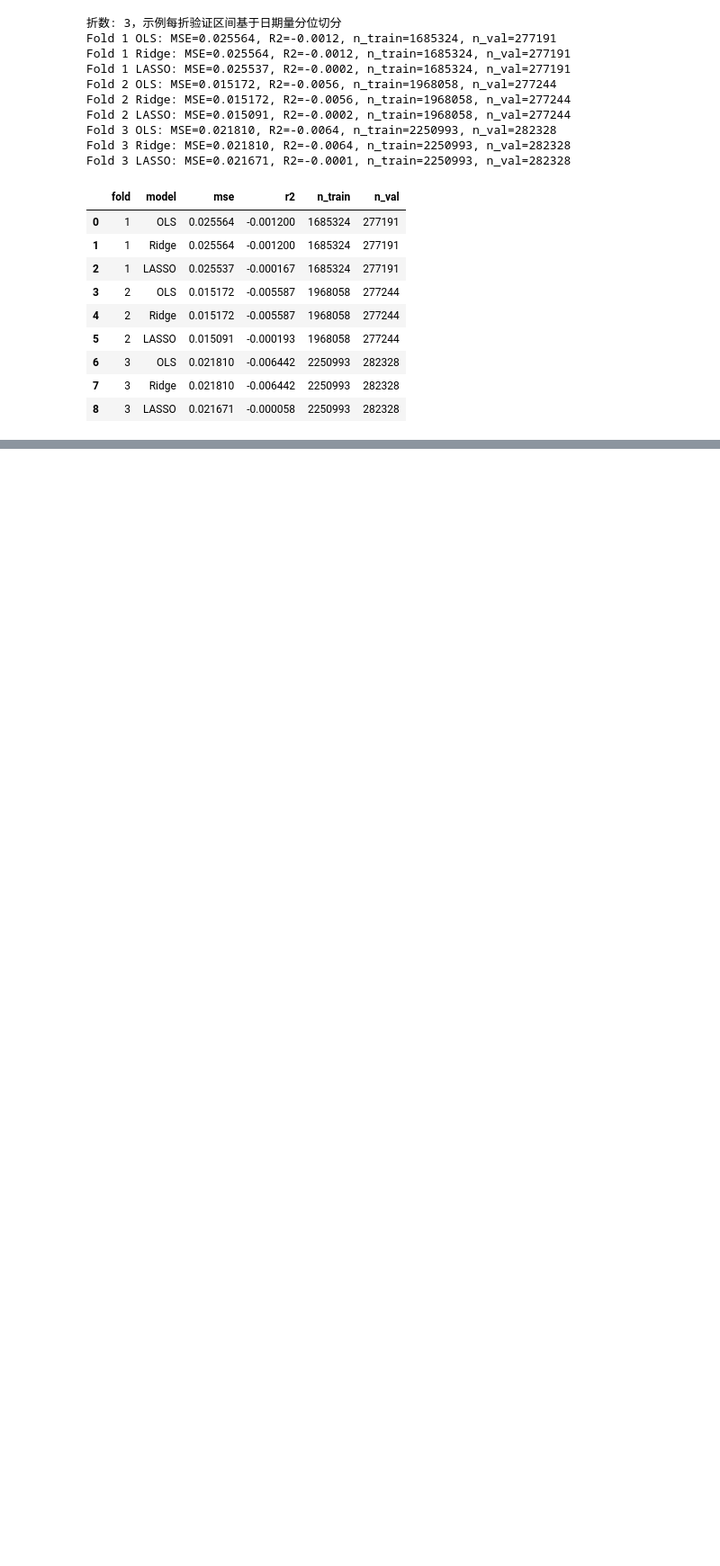
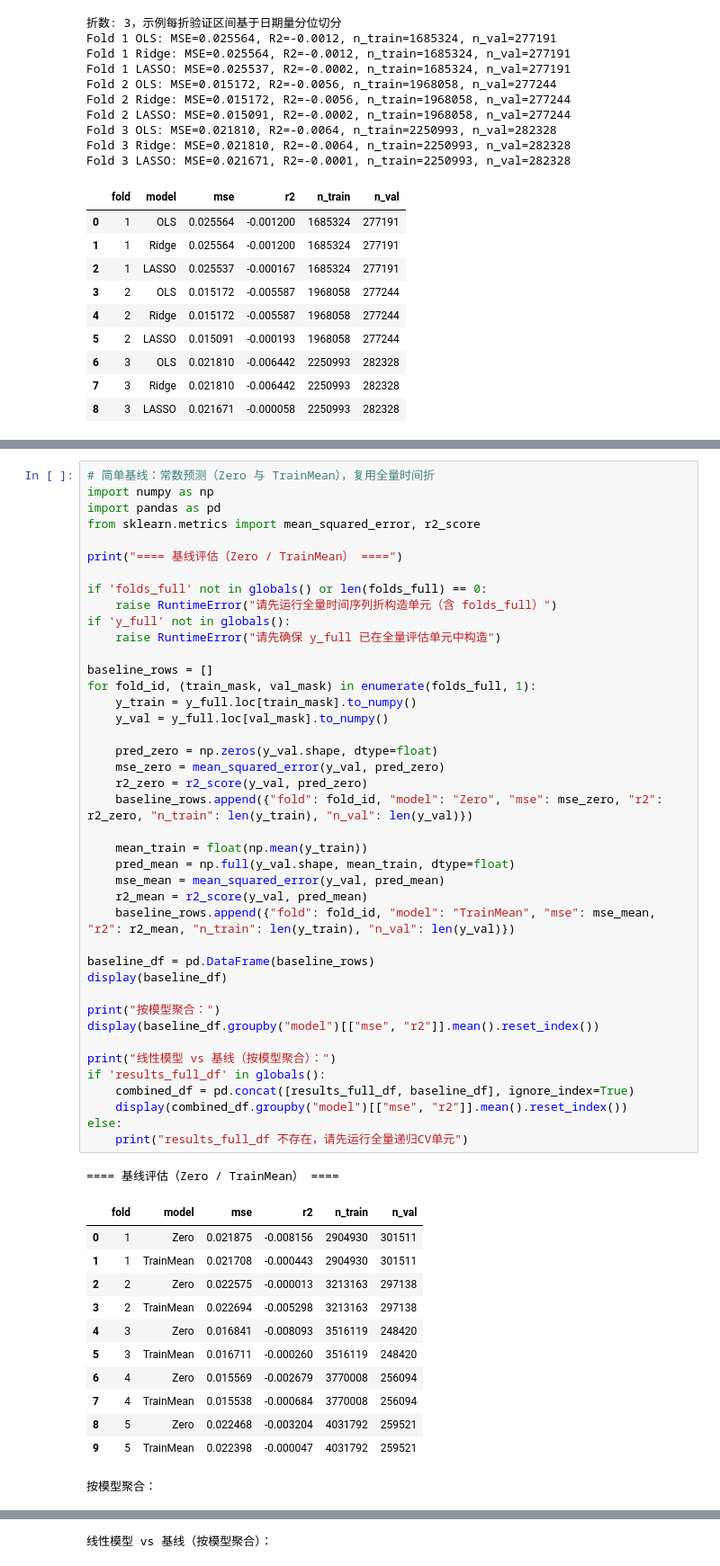
Before and after one commit to George-hardworking/machine-learning-for-finance, a Jupyter notebook: Assignment1/scripts/assignment1_kaibiao.ipynb, the cells around one changed output, grey strips where cells are left out. Shown at 90% size. Drawn from its saved outputs; the diff is of its cells as text; blank space fills up the shorter version.

```diff
--- a/Assignment1/scripts/assignment1_kaibiao.ipynb
+++ b/Assignment1/scripts/assignment1_kaibiao.ipynb
@@ -366,0 +581,55 @@ Fold 3 LASSO: MSE=0.021671, R2=-0.0001, n_train=2250993, n_val=282328
+# %%
+# 简单基线：常数预测（Zero 与 TrainMean），复用全量时间折
+import numpy as np
+import pandas as pd
+from sklearn.metrics import mean_squared_error, r2_score
+
+print("==== 基线评估（Zero / TrainMean） ====")
+
+if 'folds_full' not in globals() or len(folds_full) == 0:
+    raise RuntimeError("请先运行全量时间序列折构造单元（含 folds_full）")
+if 'y_full' not in globals():
+    raise RuntimeError("请先确保 y_full 已在全量评估单元中构造")
+
+baseline_rows = []
+for fold_id, (train_mask, val_mask) in enumerate(folds_full, 1):
+    y_train = y_full.loc[train_mask].to_numpy()
+    y_val = y_full.loc[val_mask].to_numpy()
+
+    pred_zero = np.zeros(y_val.shape, dtype=float)
+    mse_zero = mean_squared_error(y_val, pred_zero)
+    r2_zero = r2_score(y_val, pred_zero)
+    baseline_rows.append({"fold": fold_id, "model": "Zero", "mse": mse_zero, "r2": r2_zero, "n_train": len(y_train), "n_val": len(y_val)})
+
+    mean_train = float(np.mean(y_train))
+    pred_mean = np.full(y_val.shape, mean_train, dtype=float)
+    mse_mean = mean_squared_error(y_val, pred_mean)
+    r2_mean = r2_score(y_val, pred_mean)
+    baseline_rows.append({"fold": fold_id, "model": "TrainMean", "mse": mse_mean, "r2": r2_mean, "n_train": len(y_train), "n_val": len(y_val)})
+
+baseline_df = pd.DataFrame(baseline_rows)
+display(baseline_df)
+
+print("按模型聚合：")
+display(baseline_df.groupby("model")[["mse", "r2"]].mean().reset_index())
+
+print("线性模型 vs 基线（按模型聚合）：")
+if 'results_full_df' in globals():
+    combined_df = pd.concat([results_full_df, baseline_df], ignore_index=True)
+    display(combined_df.groupby("model")[["mse", "r2"]].mean().reset_index())
+else:
+    print("results_full_df 不存在，请先运行全量递归CV单元")
+# %% [output]
+==== 基线评估（Zero / TrainMean） ====
+|  | fold | model | mse | r2 | n_train | n_val |
+| 0 | 1 | Zero | 0.021875 | -0.008156 | 2904930 | 301511 |
+| 1 | 1 | TrainMean | 0.021708 | -0.000443 | 2904930 | 301511 |
+| 2 | 2 | Zero | 0.022575 | -0.000013 | 3213163 | 297138 |
+| 3 | 2 | TrainMean | 0.022694 | -0.005298 | 3213163 | 297138 |
+| 4 | 3 | Zero | 0.016841 | -0.008093 | 3516119 | 248420 |
+| 5 | 3 | TrainMean | 0.016711 | -0.000260 | 3516119 | 248420 |
+| 6 | 4 | Zero | 0.015569 | -0.002679 | 3770008 | 256094 |
+| 7 | 4 | TrainMean | 0.015538 | -0.000684 | 3770008 | 256094 |
+| 8 | 5 | Zero | 0.022468 | -0.003204 | 4031792 | 259521 |
+| 9 | 5 | TrainMean | 0.022398 | -0.000047 | 4031792 | 259521 |
+按模型聚合：
@@ -366,0 +639 @@ Fold 3 LASSO: MSE=0.021671, R2=-0.0001, n_train=2250993, n_val=282328
+线性模型 vs 基线（按模型聚合）：
```
Also changed, not shown: parts of 6 cells of this notebook.
